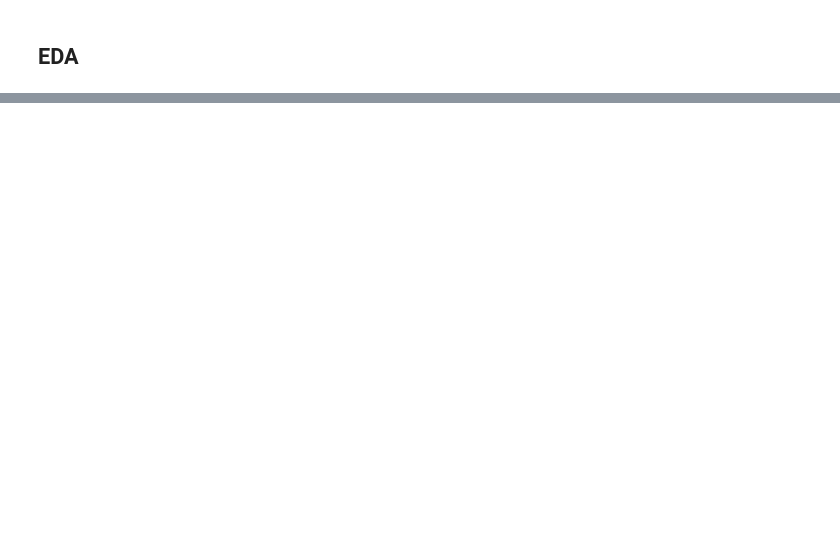
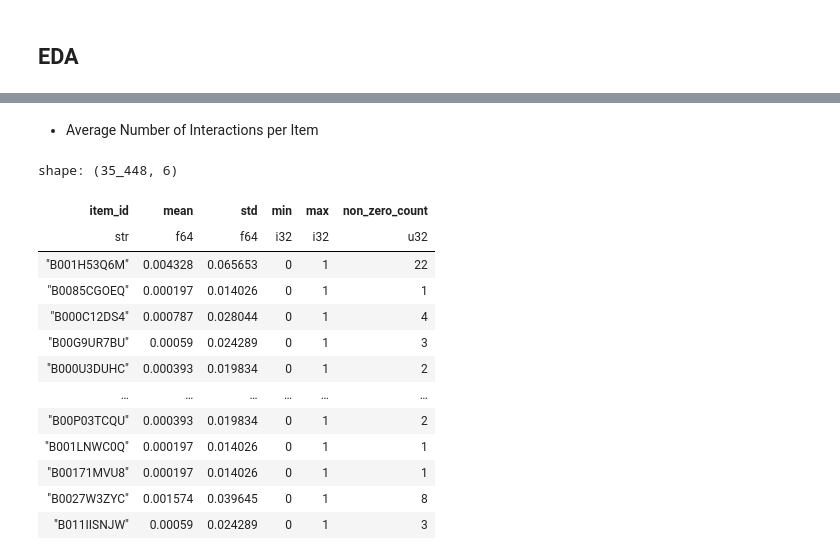
Before and after one commit to diegoquezadac/recommender-monkeys, a Jupyter notebook: notebooks/00-eda.ipynb, the cells around one changed output, grey strips where cells are left out. Drawn from its saved outputs; the diff is of its cells as text; code cells hidden in the pictures; blank space fills up the shorter version.

```diff
--- a/notebooks/00-eda.ipynb
+++ b/notebooks/00-eda.ipynb
@@ -106,0 +309,33 @@ dataframes['Movies']['final_data'].item(1, "conversations")
+# %% [markdown]
+- Average Number of Interactions per Item
+# %%
+melted_df = user_item_matrix.melt(
+    id_vars="user_id",
+    variable_name="item_id",
+    value_name="interaction"
+)
+
+item_stats = melted_df.drop("user_id").group_by("item_id").agg([
+    pl.col("interaction").mean().alias("mean"),
+    pl.col("interaction").std().alias("std"),
+    pl.col("interaction").min().alias("min"),
+    pl.col("interaction").max().alias("max"),
+    pl.col("interaction").filter(pl.col("interaction") != 0).count().alias("non_zero_count")
+])
+
+item_stats
+# %% [output]
+shape: (35_448, 6)
+| item_id | mean | std | min | max | non_zero_count |
+| str | f64 | f64 | i32 | i32 | u32 |
+| "B001H53Q6M" | 0.004328 | 0.065653 | 0 | 1 | 22 |
+| "B0085CGOEQ" | 0.000197 | 0.014026 | 0 | 1 | 1 |
+| "B000C12DS4" | 0.000787 | 0.028044 | 0 | 1 | 4 |
+| "B00G9UR7BU" | 0.00059 | 0.024289 | 0 | 1 | 3 |
+| "B000U3DUHC" | 0.000393 | 0.019834 | 0 | 1 | 2 |
+| … | … | … | … | … | … |
+| "B00P03TCQU" | 0.000393 | 0.019834 | 0 | 1 | 2 |
+| "B001LNWC0Q" | 0.000197 | 0.014026 | 0 | 1 | 1 |
+| "B00171MVU8" | 0.000197 | 0.014026 | 0 | 1 | 1 |
+| "B0027W3ZYC" | 0.001574 | 0.039645 | 0 | 1 | 8 |
+| "B011IISNJW" | 0.00059 | 0.024289 | 0 | 1 | 3 |
```
Also changed, not shown: parts of 28 cells of this notebook, 2 other files.
